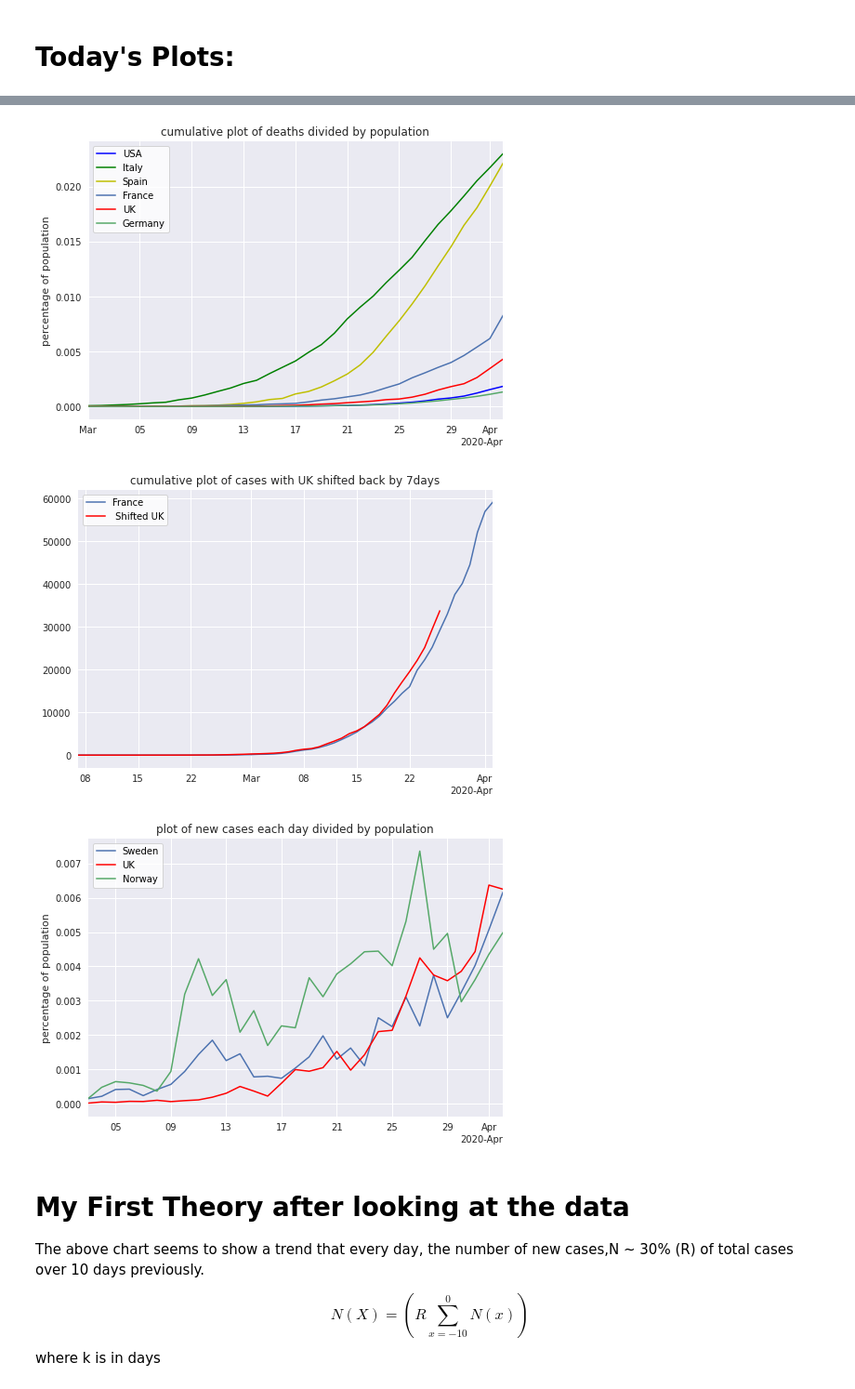
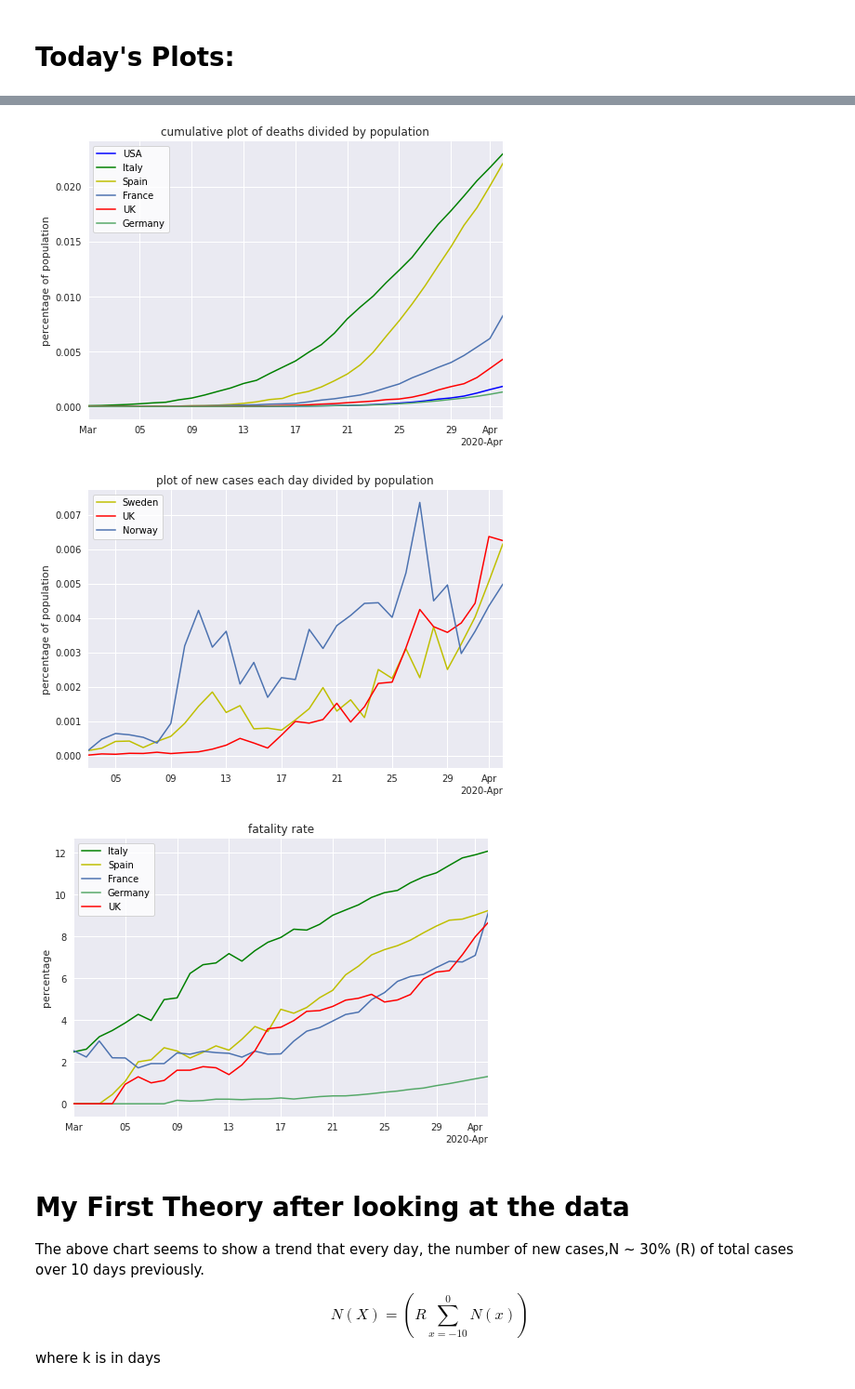
Before and after one commit to jordanesmith/coronavirus_analysis, a Jupyter notebook: data_analyser.ipynb, the cells around one changed output, grey strips where cells are left out. Shown at 93% size. Drawn from its saved outputs; the diff is of its cells as text; code cells hidden in the pictures.

```diff
--- a/data_analyser.ipynb
+++ b/data_analyser.ipynb
@@ -290,7 +290,7 @@ import matplotlib.style
 style = 'seaborn'
 
 
-def plot(type_of_plot,countries_list,cases_or_deaths,date_min_index=0,date_max_index=-1,timeshift=None,divideBy_population=False,style=style):
+def plot(type_of_plot,countries_list,cases_or_deaths,date_min_index=0,date_max_index=None,timeshift=None,divideBy_population=False,style=style):
     '''Different types of plot are: cumulative, new, acceleration,exponential,fatality rate.
     timeshift is in days and always applies to UK'''
 
@@ -379,6 +379,8 @@ def plot(type_of_plot,countries_list,cases_or_deaths,date_min_index=0,date_max_i
     if divideBy_population == True:
         yvals = 100*divide_by_population(yvals,cases_or_deaths)
 
+    #for min and max date changing
+    dates,yvals = dates[date_min_index:date_max_index],[yvals[i][date_min_index:date_max_index] for i in range(np.shape(yvals)[0])]
 
     for country in countries_list:
         if cases_or_deaths == 'cases':
@@ -389,6 +391,8 @@ def plot(type_of_plot,countries_list,cases_or_deaths,date_min_index=0,date_max_i
                     ax.plot(dates,yvals[dictionary_cases_index.get('United Kingdom')],label = 'UK',color = 'r') # I wanted the UK to always be red
             elif country == 'Spain':
                 ax.plot(dates,yvals[dictionary_cases_index.get('Spain')],label = 'Spain',color = 'y') # I wanted Spain to always be yellow
+            elif country == 'Sweden':
+                ax.plot(dates,yvals[dictionary_cases_index.get('Sweden')],label = 'Sweden',color = 'y') # I wanted Spain to always be yellow
             elif country == 'Italy':
                 ax.plot(dates,yvals[dictionary_cases_index.get('Italy')],label = 'Italy',color = 'g') # I wanted Italy to always be green
             elif country == 'United States':
@@ -403,6 +407,8 @@ def plot(type_of_plot,countries_list,cases_or_deaths,date_min_index=0,date_max_i
                     ax.plot(dates,yvals[dictionary_deaths_index.get('United Kingdom')],label = 'UK',color = 'r') # I wanted the UK to always be red
             elif country == 'Spain':
                 ax.plot(dates,yvals[dictionary_deaths_index.get('Spain')],label = 'Spain',color = 'y') # I wanted Spain to always be yellow
+            elif country == 'Sweden':
+                ax.plot(dates,yvals[dictionary_deaths_index.get('Sweden')],label = 'Sweden',color = 'y') # I wanted Spain to always be yellow
             elif country == 'Italy':
                 ax.plot(dates,yvals[dictionary_deaths_index.get('Italy')],label = 'Italy',color = 'g') # I wanted Italy to always be green
             elif country == 'United States':
@@ -417,6 +423,8 @@ def plot(type_of_plot,countries_list,cases_or_deaths,date_min_index=0,date_max_i
                     ax.plot(dates,yvals[dictionary_deaths_index.get('United Kingdom')],label = 'UK',color = 'r') # I wanted the UK to always be red
             elif country == 'Spain':
                 ax.plot(dates,yvals[dictionary_deaths_index.get('Spain')],label = 'Spain',color = 'y') # I wanted Spain to always be yellow
+            elif country == 'Sweden':
+                ax.plot(dates,yvals[dictionary_deaths_index.get('Sweden')],label = 'Sweden',color = 'y') # I wanted Spain to always be yellow
             elif country == 'Italy':
                 ax.plot(dates,yvals[dictionary_deaths_index.get('Italy')],label = 'Italy',color = 'g') # I wanted Italy to always be green
             elif country == 'United States':
@@ -424,8 +432,8 @@ def plot(type_of_plot,countries_list,cases_or_deaths,date_min_index=0,date_max_i
             else:
                 ax.plot(dates,yvals[dictionary_deaths_index.get(country)],label = str(country))
 
-    datemin = np.datetime64(dates[date_min_index], 'D')
-    datemax = np.datetime64(dates[date_max_index], 'D')
+    datemin = np.datetime64(dates[0], 'D')
+    datemax = np.datetime64(dates[-1], 'D')
     ax.set_xlim(datemin, datemax)
 
     ax.legend(loc='best')
@@ -439,13 +447,14 @@ def plot(type_of_plot,countries_list,cases_or_deaths,date_min_index=0,date_max_i
 # %%
 plot('cumulative',['United States','Italy','Spain','France','United Kingdom','Germany'],'cases',divideBy_population=True,date_min_index=48)
 plot('cumulative',['United States','Italy','Spain','France','United Kingdom','Germany'],'deaths',divideBy_population=True,date_min_index=15)
-plot('cumulative',['France','United Kingdom'],'cases',date_min_index=25,timeshift=7)
+# plot('cumulative',['France','United Kingdom'],'cases',date_min_index=25,timeshift=7)
 plot('new',['Sweden','United Kingdom','Norway'],'cases',divideBy_population=True,date_min_index=50)
+plot('fatality rate',['Italy','Spain','France','Germany','United Kingdom'],cases_or_deaths=None,date_min_index=15)
 # %% [output]
 [figure]
 [figure]
-[figure, old version]
+[figure, new version]
-[figure, old version]
+[figure, new version]
 # %% [markdown]
 # My First Theory after looking at the data
 
```
